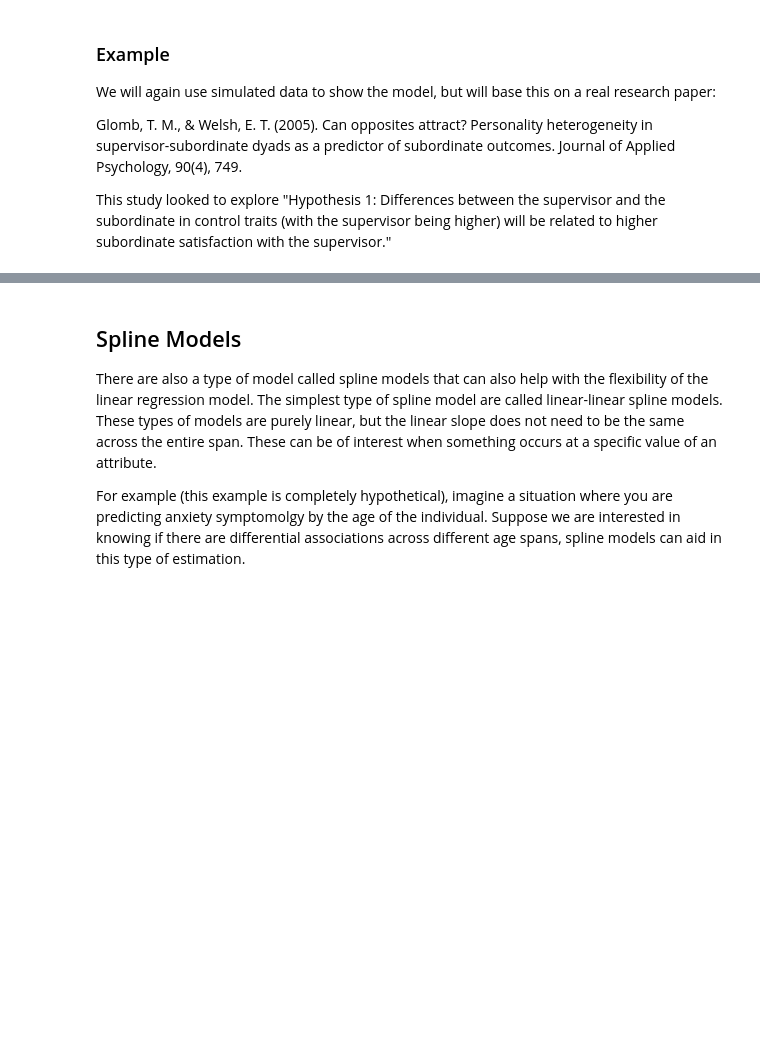
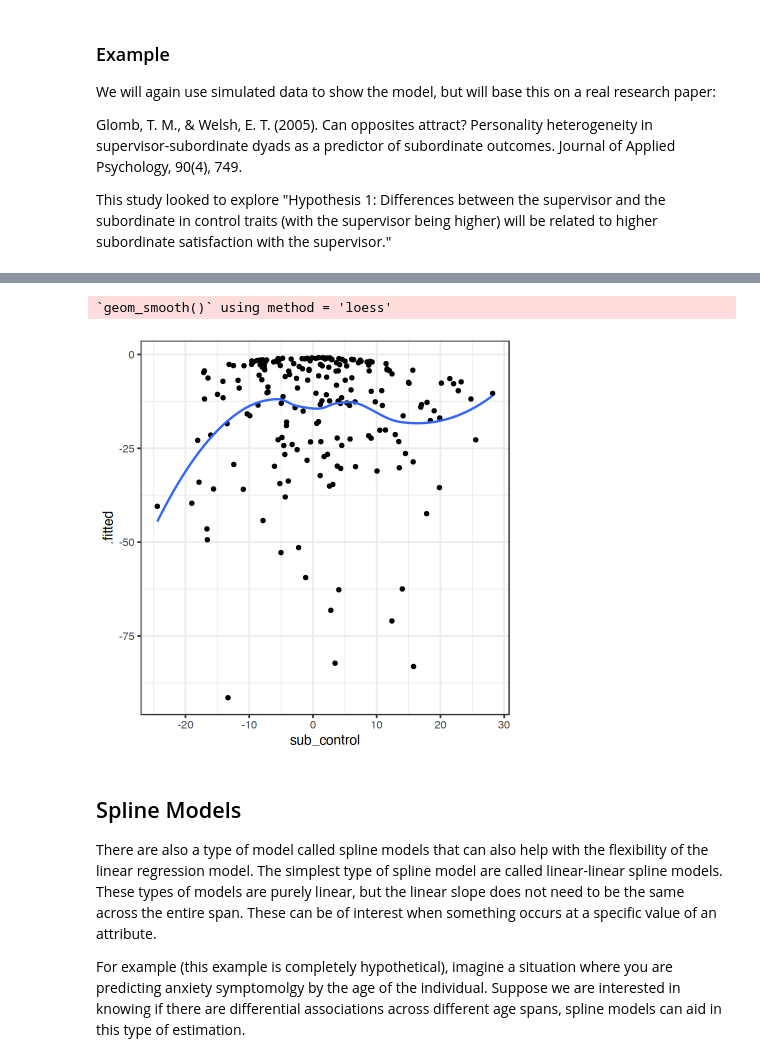
Before and after one commit to lebebr01/psqf_6243, a Jupyter notebook: course-notes/15-non-linear.ipynb, the cells around one changed output, grey strips where cells are left out. Cells and saved outputs as stored; diff of their text form; code cells hidden in the pictures; blank space fills up the shorter version.

```diff
--- a/course-notes/15-non-linear.ipynb
+++ b/course-notes/15-non-linear.ipynb
@@ -38,7 +46,7 @@ sim_args <- list(
     ),
     error = list(variance = 50),
     sample_size = 200,
-    reg_weights = c(0, .109, -.109, 0, -0.01)
+    reg_weights = c(0, .109, -0.03, -.109, 0)
 )
 
 satis_data <- simulate_fixed(data = NULL, sim_args) |>
@@ -62,0 +106,5 @@ lm(satisfaction ~ 1 + sup_control + sub_control + I(sup_control^2) + I(sub_contr
+# %%
+tmp <- lm(satisfaction ~ 1 + sup_control + sub_control + I(sup_control^2) + I(sub_control^2), data = satis_data) |>
+  broom::augment()
+
+head(tmp)
@@ -63,3 +121,9 @@ lm(satisfaction ~ 1 + sup_control + sub_control + I(sup_control^2) + I(sub_contr
+# %%
+gf_point(.fitted ~ sub_control, data = tmp, size = 2) |>
+  gf_smooth()
+# %% [output]
+`geom_smooth()` using method = 'loess'
+[figure, added]
 # %% [markdown]
 ## Spline Models
 
```
Also changed, not shown: parts of 20 cells of this notebook, 10 other files.
